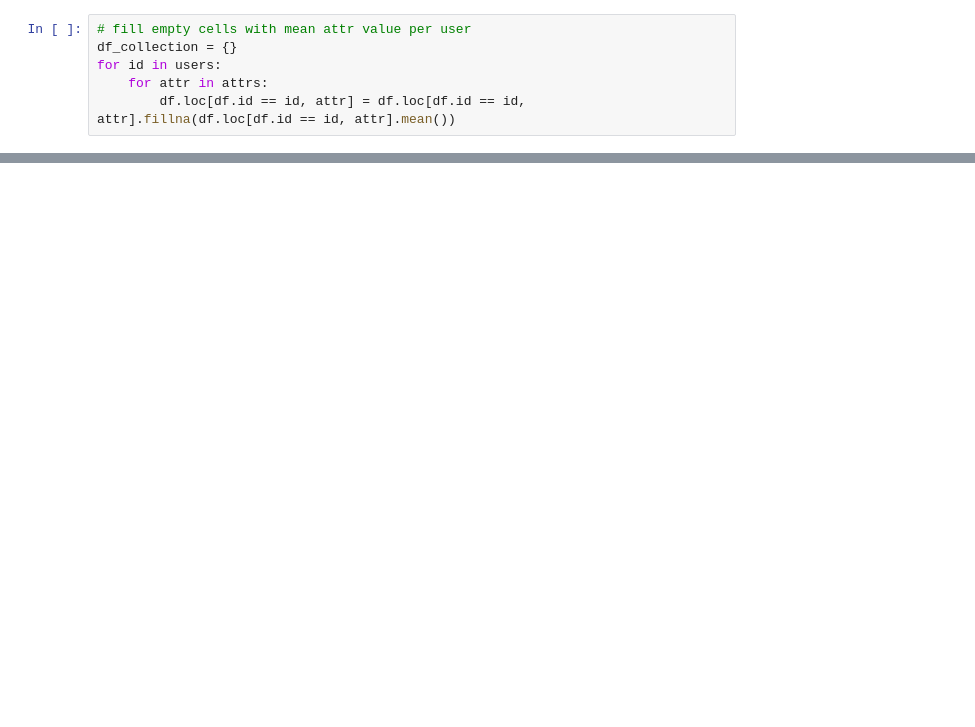
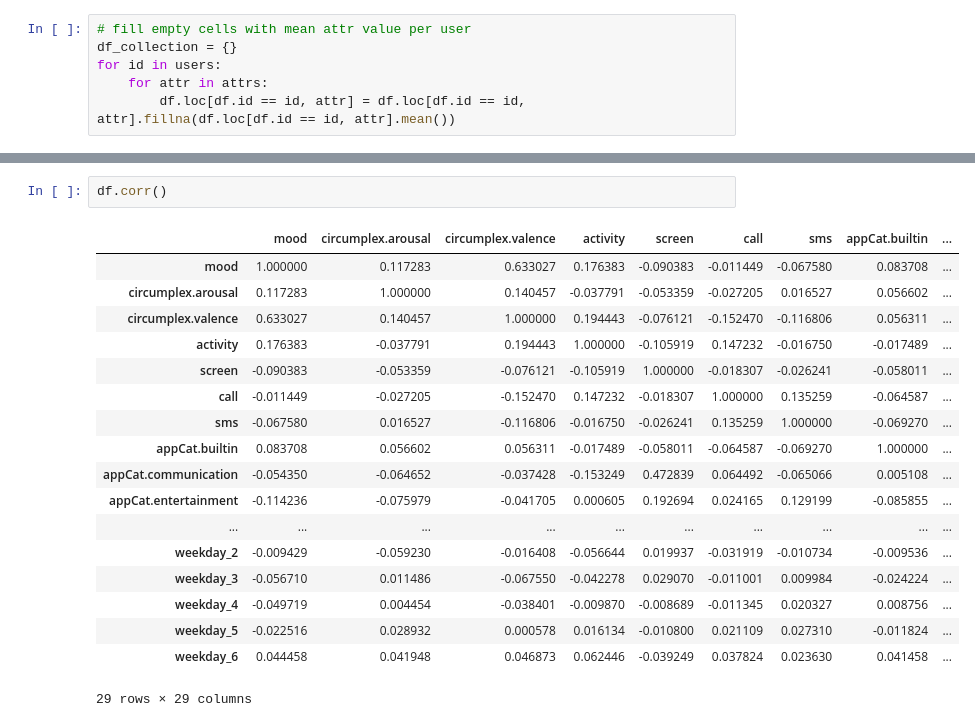
Before and after one commit to jig-san/dmt2019, a Jupyter notebook: datasetStats.ipynb, the cells around one changed output, grey strips where cells are left out. Drawn from its saved outputs; the diff is of its cells as text; blank space fills up the shorter version.

```diff
--- a/datasetStats.ipynb
+++ b/datasetStats.ipynb
@@ -63,0 +66,21 @@ sns.heatmap(df.corr().drop('target'),
+# %%
+df.corr()
+# %% [output]
+|  | mood | circumplex.arousal | circumplex.valence | activity | screen | call | sms | appCat.builtin | ... |
+| mood | 1.000000 | 0.117283 | 0.633027 | 0.176383 | -0.090383 | -0.011449 | -0.067580 | 0.083708 | ... |
+| circumplex.arousal | 0.117283 | 1.000000 | 0.140457 | -0.037791 | -0.053359 | -0.027205 | 0.016527 | 0.056602 | ... |
+| circumplex.valence | 0.633027 | 0.140457 | 1.000000 | 0.194443 | -0.076121 | -0.152470 | -0.116806 | 0.056311 | ... |
+| activity | 0.176383 | -0.037791 | 0.194443 | 1.000000 | -0.105919 | 0.147232 | -0.016750 | -0.017489 | ... |
+| screen | -0.090383 | -0.053359 | -0.076121 | -0.105919 | 1.000000 | -0.018307 | -0.026241 | -0.058011 | ... |
+| call | -0.011449 | -0.027205 | -0.152470 | 0.147232 | -0.018307 | 1.000000 | 0.135259 | -0.064587 | ... |
+| sms | -0.067580 | 0.016527 | -0.116806 | -0.016750 | -0.026241 | 0.135259 | 1.000000 | -0.069270 | ... |
+| appCat.builtin | 0.083708 | 0.056602 | 0.056311 | -0.017489 | -0.058011 | -0.064587 | -0.069270 | 1.000000 | ... |
+| appCat.communication | -0.054350 | -0.064652 | -0.037428 | -0.153249 | 0.472839 | 0.064492 | -0.065066 | 0.005108 | ... |
+| appCat.entertainment | -0.114236 | -0.075979 | -0.041705 | 0.000605 | 0.192694 | 0.024165 | 0.129199 | -0.085855 | ... |
+| ... | ... | ... | ... | ... | ... | ... | ... | ... | ... |
+| weekday_2 | -0.009429 | -0.059230 | -0.016408 | -0.056644 | 0.019937 | -0.031919 | -0.010734 | -0.009536 | ... |
+| weekday_3 | -0.056710 | 0.011486 | -0.067550 | -0.042278 | 0.029070 | -0.011001 | 0.009984 | -0.024224 | ... |
+| weekday_4 | -0.049719 | 0.004454 | -0.038401 | -0.009870 | -0.008689 | -0.011345 | 0.020327 | 0.008756 | ... |
+| weekday_5 | -0.022516 | 0.028932 | 0.000578 | 0.016134 | -0.010800 | 0.021109 | 0.027310 | -0.011824 | ... |
+| weekday_6 | 0.044458 | 0.041948 | 0.046873 | 0.062446 | -0.039249 | 0.037824 | 0.023630 | 0.041458 | ... |
+29 rows × 29 columns
```
Also changed, not shown: parts of 5 cells of this notebook, 10 other files.
